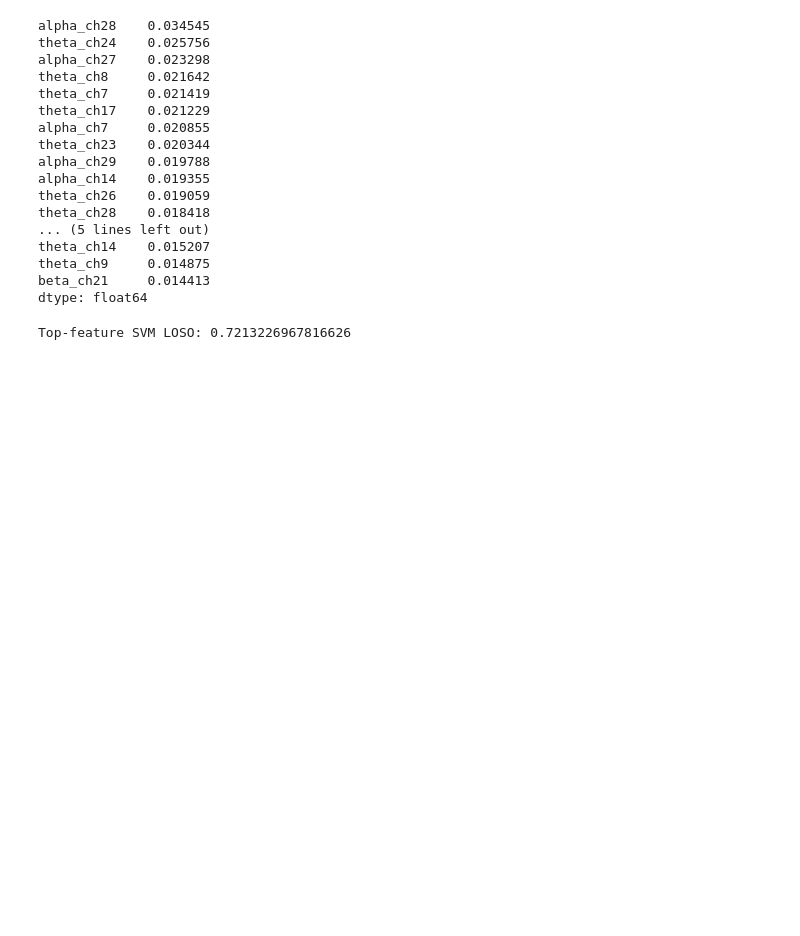
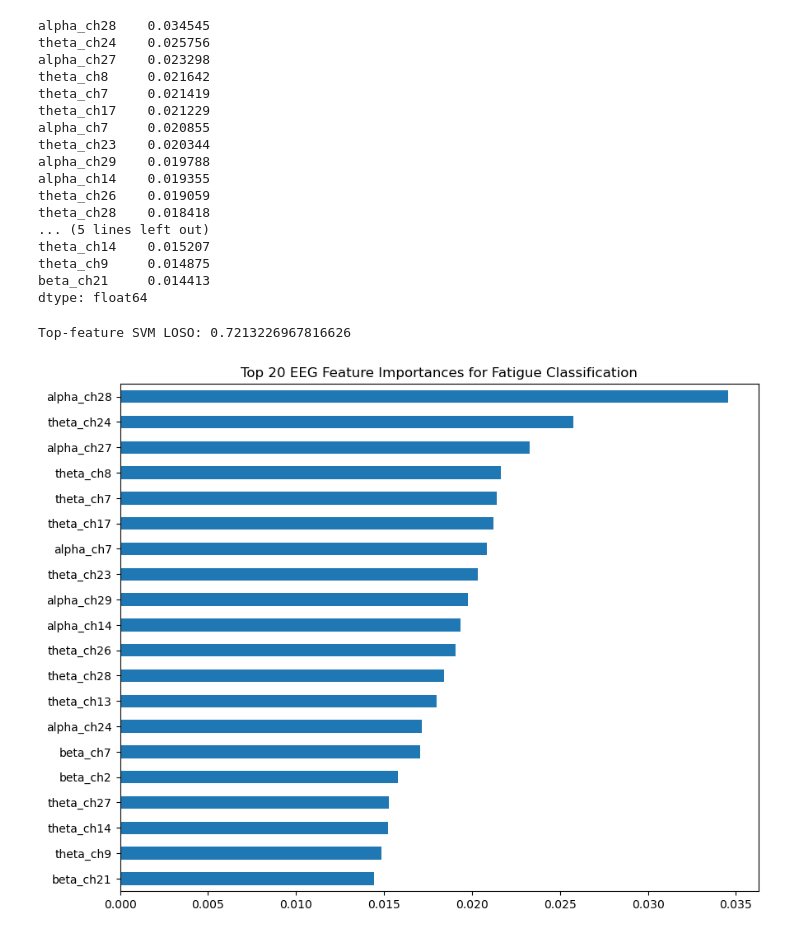
Before and after one commit to saalemybo/eeg-attention-analysis, a Jupyter notebook: analysis/phase2viz.ipynb, the cells around one changed output. Saved outputs shown, nothing was run; the diff lists cells and outputs as text; code cells hidden in the pictures; blank space fills up the shorter version.

Commit message:
updated visualizations

```diff
--- a/analysis/phase2viz.ipynb
+++ b/analysis/phase2viz.ipynb
@@ -187,3 +187,14 @@ scores_top = cross_val_score(
 print("Top-feature SVM LOSO:", scores_top.mean())
 # %% [output]
 Top-feature SVM LOSO: 0.7213226967816626
+# %%
+#feature importance bar chart
+from matplotlib import pyplot as plt
+top20 = importances.sort_values(ascending=False).head(20)
+
+top20.plot(kind="barh", figsize=(10,8))
+plt.gca().invert_yaxis()
+plt.title("Top 20 EEG Feature Importances for Fatigue Classification")
+plt.show()
+# %% [output]
+[figure, added]
```
Also changed, not shown: parts of 1 cell of this notebook.
